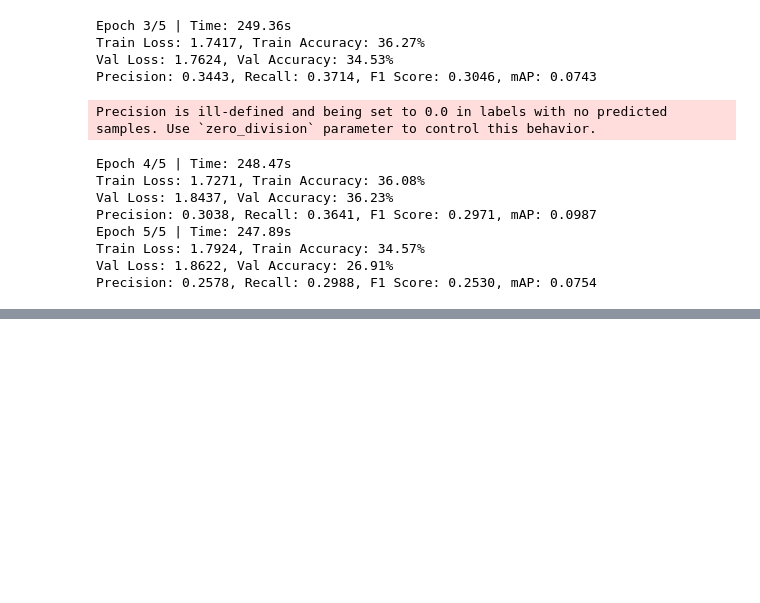
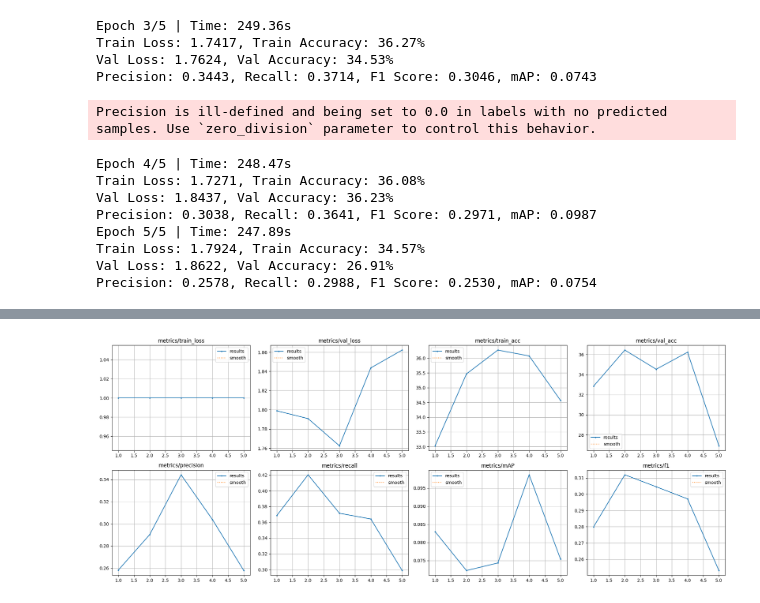
Before and after one commit to leighTOR/fishlens-vit, a Jupyter notebook: vitv1.ipynb, the cells around one changed output, grey strips where cells are left out. Cells and saved outputs as stored; diff of their text form; code cells hidden in the pictures; blank space fills up the shorter version.

Commit message:
v1: Added graphs

```diff
--- a/vitv1.ipynb
+++ b/vitv1.ipynb
@@ -261,0 +384,99 @@ Precision: 0.2578, Recall: 0.2988, F1 Score: 0.2530, mAP: 0.0754
+# %%
+
+# Load the results.csv file
+results_df = pd.read_csv('/content/metrics/metrics_results.csv')
+
+# Strip any leading/trailing spaces in the column names
+results_df.columns = results_df.columns.str.strip()
+
+# Print the available columns to check for typos
+print(results_df.columns)
+
+# Assuming the correct column name is 'Train Loss' based on previous code
+# Convert 'Train Loss' column to numeric, forcing errors to NaN
+results_df['Train Loss'] = pd.to_numeric(results_df['Train Loss'], errors='coerce')
+
+# Replace inf and NaN values with the median of the column
+median_value = results_df['Train Loss'].median()
+results_df['Train Loss'] = results_df['Train Loss'].replace([np.inf, -np.inf], np.nan)
+results_df['Train Loss'].fillna(median_value, inplace=True)
+
+# Now, you can safely clip the values if needed
+results_df['Train Loss'] = results_df['Train Loss'].clip(upper=1.0)
+
+# Define a smoothing function using a rolling window
+def smooth(data, window_size=5):
+    return data.rolling(window=window_size).mean()
+
+# Extract columns and apply smoothing to relevant metrics
+epochs = results_df['Epoch']
+train_loss = results_df['Train Loss']
+val_loss = results_df['Val Loss']
+train_acc = results_df['Train Accuracy']
+val_acc = results_df['Val Accuracy']
+precision = results_df['Precision']
+recall = results_df['Recall']
+map = results_df['mAP']
+f1= results_df['F1 Score']
+
+# Apply smoothing to some metrics
+smoothed_train_loss = smooth(train_loss)
+smoothed_val_loss = smooth(val_loss)
+smoothed_train_acc = smooth(train_acc)
+smoothed_val_acc = smooth(val_acc)
+smoothed_precision = smooth(precision)
+smoothed_recall = smooth(recall)
+smoothed_map = smooth(map)
+smoothed_f1 = smooth(f1)
+
+# Create the plot
+fig, axs = plt.subplots(2, 4, figsize=(20, 8))
+
+# First row: Training losses and precision/recall
+axs[0, 0].plot(epochs, train_loss, label='results', marker='o', markersize=2)
+axs[0, 0].plot(epochs, smoothed_train_loss, label='smooth', linestyle='dotted')
+axs[0, 0].set_title('metrics/train_loss')
+
+axs[0, 1].plot(epochs, val_loss, label='results', marker='o', markersize=2)
+axs[0, 1].plot(epochs, smoothed_val_loss, label='smooth', linestyle='dotted')
+axs[0, 1].set_title('metrics/val_loss')
+
+axs[0, 2].plot(epochs, train_acc, label='results', marker='o', markersize=2)
+axs[0, 2].plot(epochs, smoothed_train_acc, label='smooth', linestyle='dotted')
+axs[0, 2].set_title('metrics/train_acc')
+
+axs[0, 3].plot(epochs, val_acc, label='results', marker='o', markersize=2)
+axs[0, 3].plot(epochs, smoothed_val_acc, label='smooth', linestyle='dotted')
+axs[0, 3].set_title('metrics/val_acc')
+
+# Second row: Validation losses and mAP metrics
+axs[1, 0].plot(epochs, precision, label='results', marker='o', markersize=2)
+axs[1, 0].plot(epochs, smoothed_precision, label='smooth', linestyle='dotted')
+axs[1, 0].set_title('metrics/precision')
+
+axs[1, 1].plot(epochs, recall, label='results', marker='o', markersize=2)
+axs[1, 1].plot(epochs, smoothed_recall, label='smooth', linestyle='dotted')
+axs[1, 1].set_title('metrics/recall')
+
+axs[1, 2].plot(epochs, map, label='results', marker='o', markersize=2)
+axs[1, 2].plot(epochs, smoothed_map, label='smooth', linestyle='dotted')
+axs[1, 2].set_title('metrics/mAP')
+
+axs[1, 3].plot(epochs, f1, label='results', marker='o', markersize=2)
+axs[1, 3].plot(epochs, smoothed_f1, label='smooth', linestyle='dotted')
+axs[1, 3].set_title('metrics/f1')
+
+# Add legends and grid
+for ax in axs.flat:
+    ax.legend()
+    ax.grid(True)
+
+# Adjust layout to avoid overlap
+plt.tight_layout()
+
+# Save the plot as a PNG file
+plt.savefig(f'{save_dir}/results_smoothed.png')
+
+# Show the plot
+plt.show()
+# %% [output]
@@ -261,0 +486 @@ Precision: 0.2578, Recall: 0.2988, F1 Score: 0.2530, mAP: 0.0754
+[figure, added]
```
Also changed, not shown: parts of 3 cells of this notebook.
